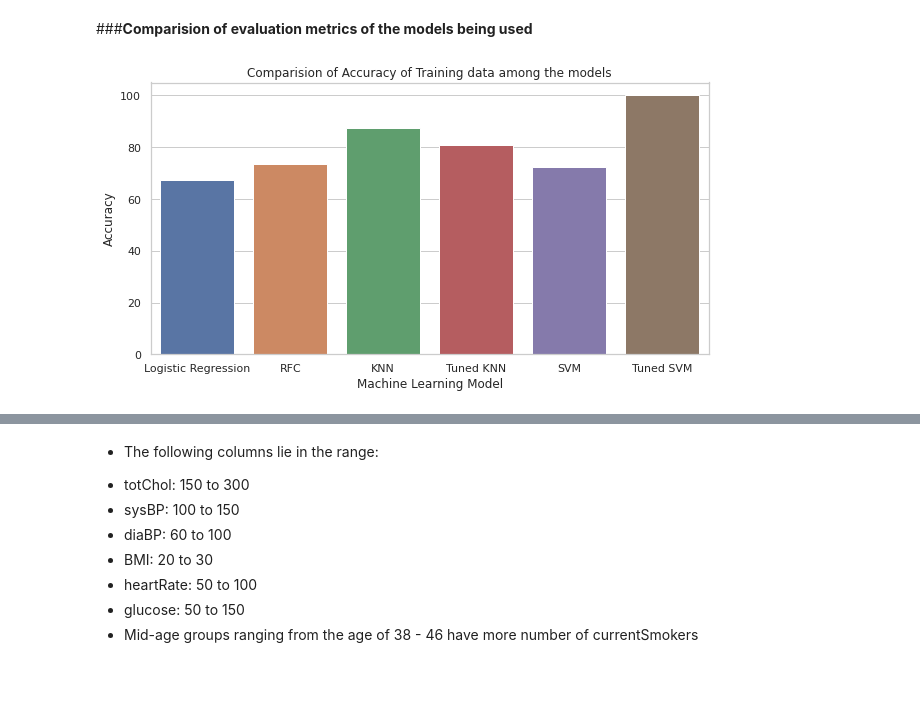
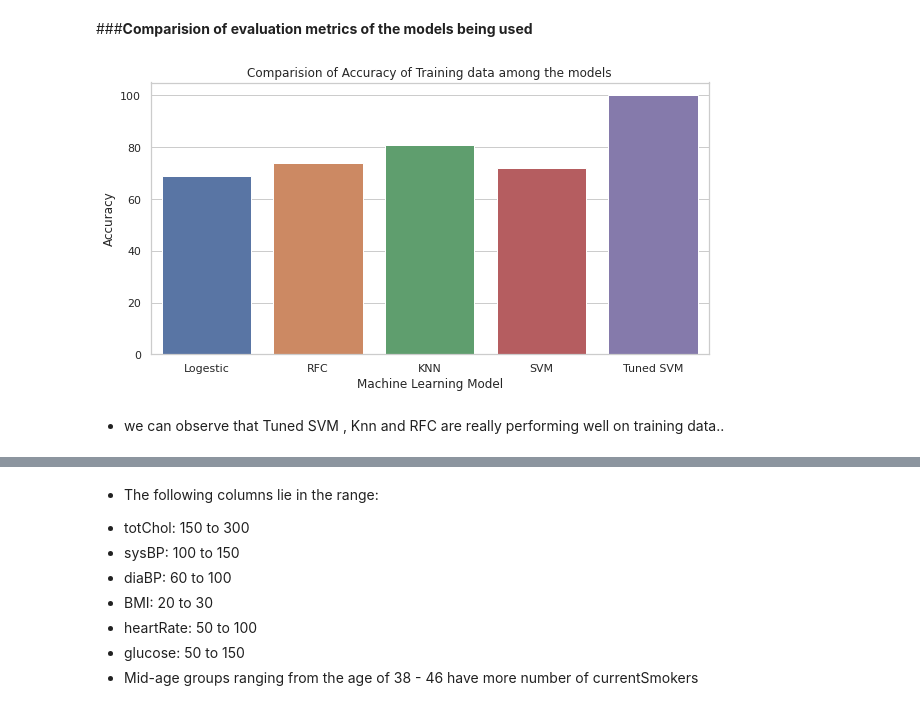
Before and after one commit to toupasana/Supervised-ML---Classification-, a Jupyter notebook: Copy_of_Cardiovascular_Risk_Prediction.ipynb, the cells around one changed output, grey strips where cells are left out. Cells and saved outputs as stored; diff of their text form; code cells hidden in the pictures; blank space fills up the shorter version.

```diff
--- a/Copy_of_Cardiovascular_Risk_Prediction.ipynb
+++ b/Copy_of_Cardiovascular_Risk_Prediction.ipynb
@@ -490,0 +474,6 @@ calc_vif(crp_df_copy[[i for i in crp_df_copy.describe().columns ]])
+# %%
+# we are putting  threshold as 0.7 to get the Highly correlated Columns
+corr_features = correlation(crp_df, 0.7)
+print(len(set(corr_features)))
+#print the column name
+print(corr_features)
@@ -491,3 +483,6 @@ calc_vif(crp_df_copy[[i for i in crp_df_copy.describe().columns ]])
+# %%
+#As per the higher corelation of these two coloumns, we are droping those features and make a copy of data for further analysis..
+crp_df_copy = crp_df.drop(corr_features,axis=1)
 # %% [markdown]
 ### <b>Label Encoding</b>
 # %%
@@ -770,14 +774,15 @@ roc_auc_score(y_test_res,rfc_pred_test)
 from sklearn.neighbors import KNeighborsClassifier
 # %%
 
+
 #Setup arrays to store training and test accuracies
-neighbors = np.arange(1,9)
+neighbors = np.arange(1,20)
 train_accuracy =np.empty(len(neighbors))
 test_accuracy = np.empty(len(neighbors))
 
 for i,k in enumerate(neighbors):
     # Setup a knn classifier with k neighbors
-    knn = KNeighborsClassifier(n_neighbors=k)
+    knn = KNeighborsClassifier(n_neighbors=k,leaf_size=30,weights="uniform")
 
     # Fit the model
     knn.fit(X_train_res, y_train_res)
@@ -802,6 +811,6 @@ plt.show()
 # %%
 # Setup a knn classifier with k neighbors
-knn = KNeighborsClassifier(n_neighbors=5)
+knn = KNeighborsClassifier(n_neighbors=12)
 # Fit the model
 knn.fit(X_train_res,y_train_res)
 # %% [output]
@@ -1104,18 +1119,20 @@ weighted avg       0.91      0.91      0.91      1714
 ###<b>Comparision of evaluation metrics of the models being used
 # %%
 #Ploting the Comparision of Accuracy of Training data among the models
-models = ['Logistic Regression','RFC','KNN','Tuned KNN','SVM','Tuned SVM']
-acc = [log_acc_train,rfc_acc_train,knn_acc_train,knn_cv_acc_train,acc_svm_train,acc_svm_train_grid]
+models = ['Logestic','RFC','KNN','SVM','Tuned SVM']
+acc = [log_acc_train,rfc_acc_train,knn_acc_train,acc_svm_train,acc_svm_train_grid]
 
 sns.set_style("whitegrid")
 plt.figure(figsize=(10,5))
 plt.ylabel("Accuracy")
 plt.xlabel("Machine Learning Model")
 sns.barplot(x= models, y= acc)
 plt.title('Comparision of Accuracy of Training data among the models')
 plt.show()
 # %% [output]
-[figure, old version]
+[figure, new version]
+# %% [markdown]
+* we can observe that Tuned SVM , Knn and RFC are really performing well on training data..
 # %%
 #Ploting the Comparision of Accuracy of Testing data among the models
 models = ['Logistic Regression','RFC','KNN','Tuned KNN','SVM','Tuned SVM']
```
Also changed, not shown: parts of 86 cells of this notebook.
